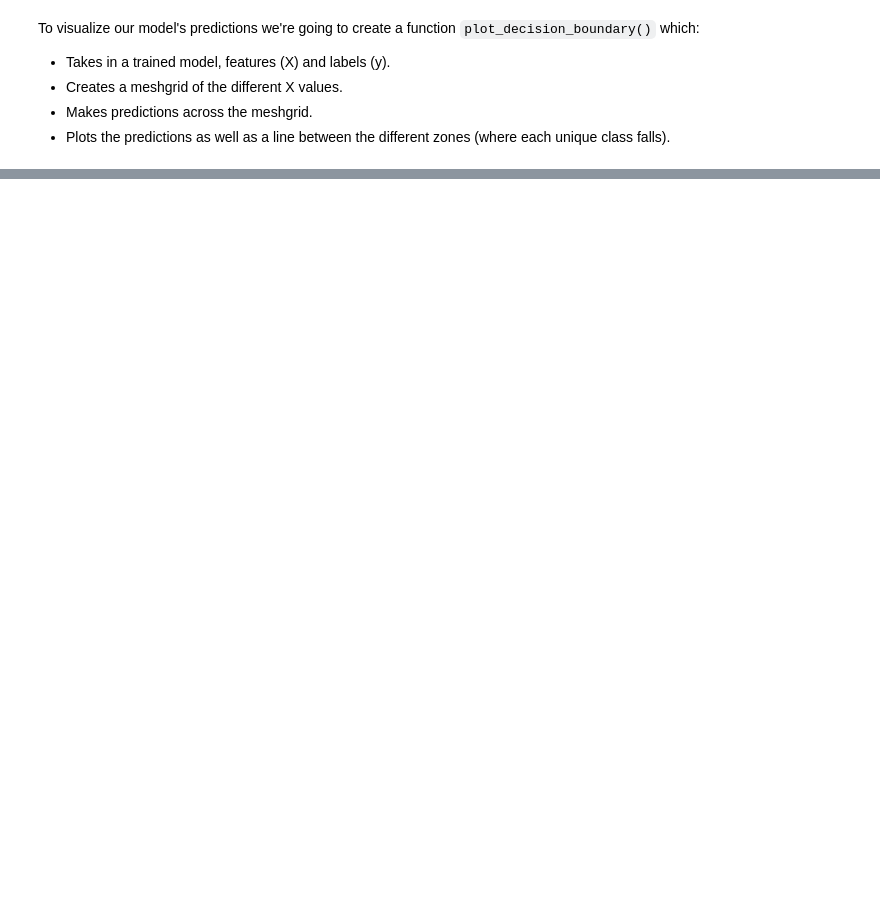
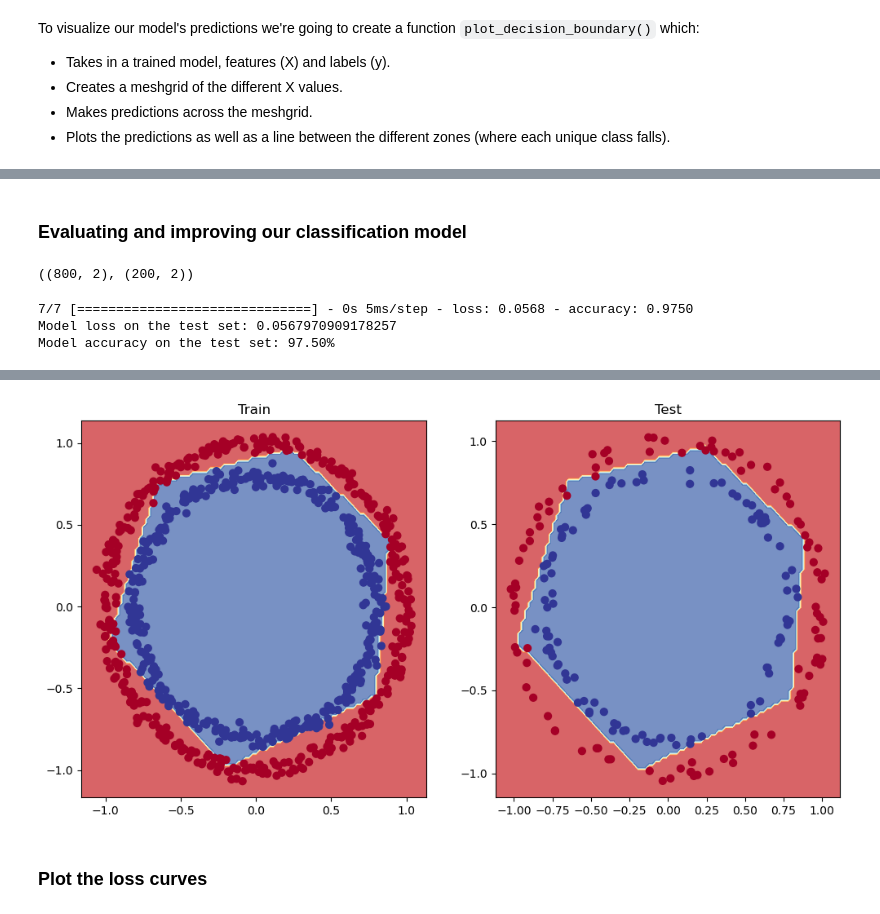
Before and after one commit to heebyyy/tensorflow_fundamentals, a Jupyter notebook: neural network classification with tensorflow.ipynb, the cells around one changed output, grey strips where cells are left out. Saved outputs shown, nothing was run; the diff lists cells and outputs as text; code cells hidden in the pictures; blank space fills up the shorter version.

Commit message:
neuralnetwork for classification with tensorflow

```diff
--- a/neural network classification with tensorflow.ipynb
+++ b/neural network classification with tensorflow.ipynb
@@ -324,0 +484,49 @@ model_3.fit(tf.expand_dims(X_reg_train, axis=-1),
+# %% [markdown]
+### Evaluating and improving our classification model
+# %%
+# Split data into train and test sets
+X_train, y_train = X[:800], y[:800] # 80% of the data for the training set
+X_test, y_test = X[800:], y[800:] # 20% of the data for the test set
+
+# Check the shapes of the data
+X_train.shape, X_test.shape # 800 examples in the training set, 200 examples in the test set
+# %% [output]
+((800, 2), (200, 2))
+# %%
+# Set random seed
+tf.random.set_seed(42)
+
+# Create a model
+model_8 = tf.keras.Sequential([
+  tf.keras.layers.Dense(4, activation=tf.keras.activations.relu), # hidden layer 1, ReLU activation
+  tf.keras.layers.Dense(4, activation=tf.keras.activations.relu), # hidden layer 2, ReLU activation
+  tf.keras.layers.Dense(1, activation=tf.keras.activations.sigmoid) # ouput layer, sigmoid activation
+])
+
+# Compile the model
+model_8.compile(loss=tf.keras.losses.binary_crossentropy,
+                optimizer=tf.keras.optimizers.Adam(learning_rate=0.01),
+                metrics=['accuracy'])
+
+# Fit the model
+history = model_8.fit(X, y, epochs=250, verbose=0)
+# %%
+# Evaluate our model on the test set
+loss, accuracy = model_8.evaluate(X_test, y_test)
+print(f"Model loss on the test set: {loss}")
+print(f"Model accuracy on the test set: {100*accuracy:.2f}%")
+# %% [output]
+7/7 [==============================] - 0s 5ms/step - loss: 0.0568 - accuracy: 0.9750
+Model loss on the test set: 0.0567970909178257
+Model accuracy on the test set: 97.50%
+# %%
+# Plot the decision boundaries for the training and test sets
+plt.figure(figsize=(12, 6))
+plt.subplot(1, 2, 1)
+plt.title("Train")
+plot_decision_boundary(model_8, X=X_train, y=y_train)
+plt.subplot(1, 2, 2)
+plt.title("Test")
+plot_decision_boundary(model_8, X=X_test, y=y_test)
+plt.show()
+# %% [output]
@@ -324,0 +537,3 @@ model_3.fit(tf.expand_dims(X_reg_train, axis=-1),
+[figure, added]
+# %% [markdown]
+### Plot the loss curves
```
Also changed, not shown: parts of 28 cells of this notebook.
